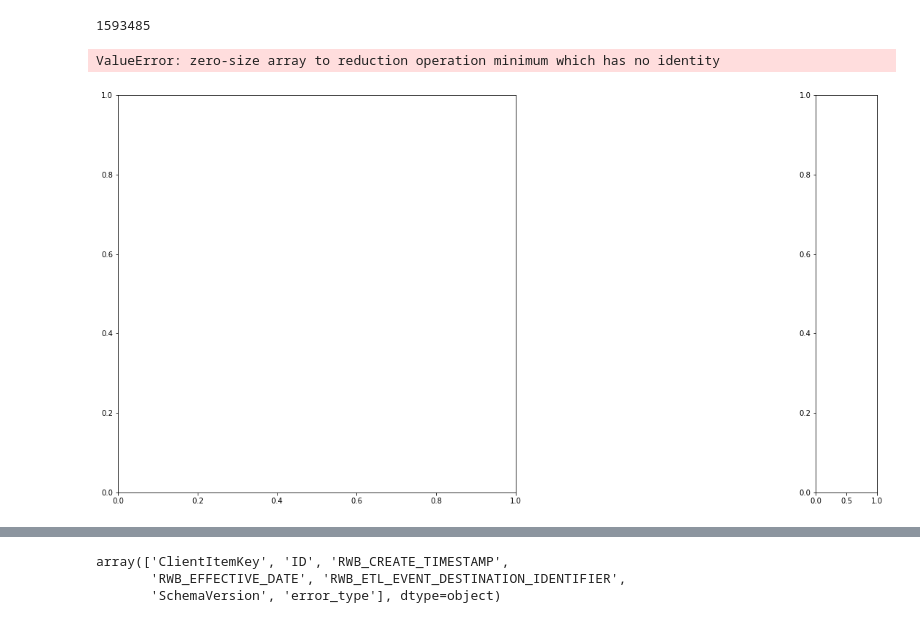
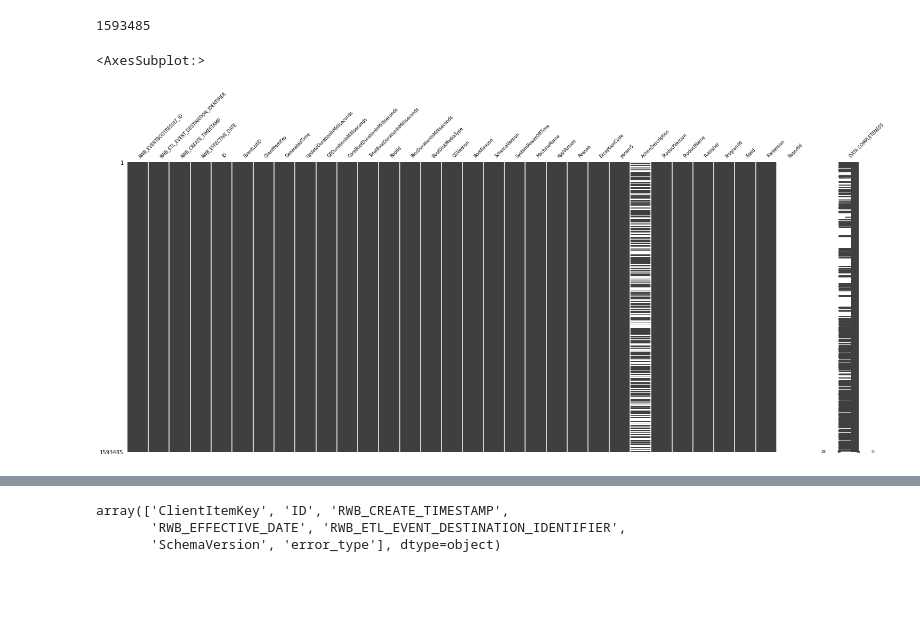
Before and after one commit to redgerly-umich/capstone_ff, a Jupyter notebook: DataCleaning/combine_4_error_types.ipynb, the cells around one changed output, grey strips where cells are left out. Drawn from its saved outputs; the diff is of its cells as text; code cells hidden in the pictures; blank space fills up the shorter version.

```diff
--- a/DataCleaning/combine_4_error_types.ipynb
+++ b/DataCleaning/combine_4_error_types.ipynb
@@ -116,9 +116,9 @@ print(len(df_boot))
 # %% [output]
 1593485
 # %%
-msno.matrix(events[events['error_type'] == 'Boot'], labels=True, fontsize=8)
+msno.matrix(df_boot, labels=True, fontsize=8)
 # %% [output]
-ValueError: zero-size array to reduction operation minimum which has no identity
+<AxesSubplot:>
-[figure, old version]
+[figure, new version]
 # %%
 df_boot['error_type'] = 'Boot'
```
Also changed, not shown: parts of 13 cells of this notebook.
